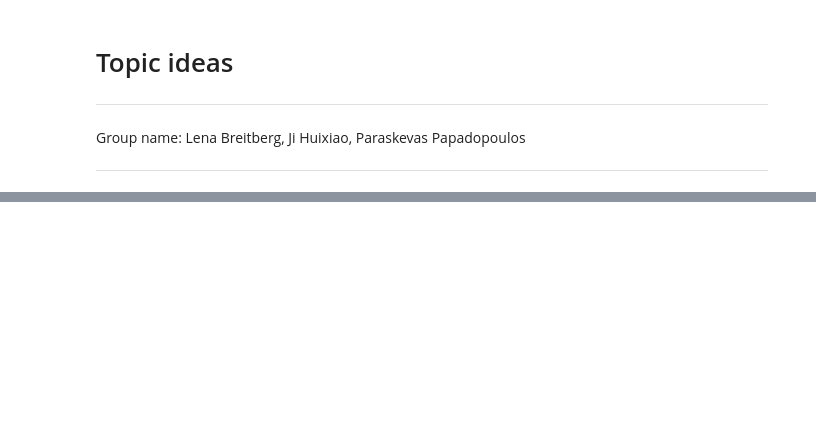
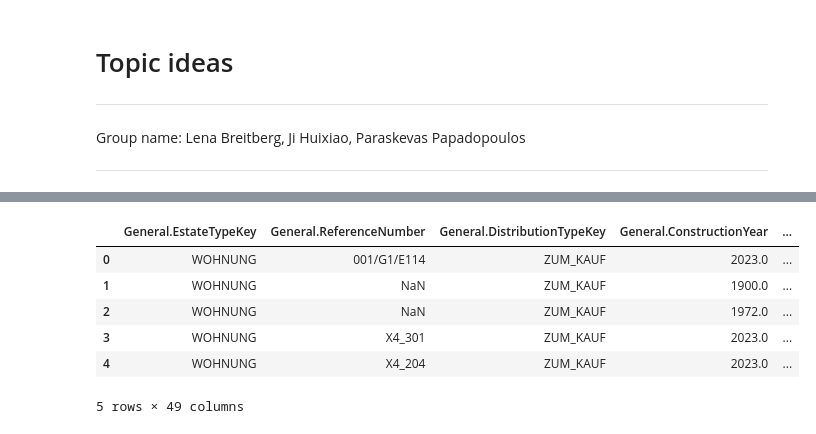
Before and after one commit to hdm-statistik-lpj/project, a Jupyter notebook: references/topic-ideas.ipynb, the cells around one changed output, grey strips where cells are left out. Cells and saved outputs as stored; diff of their text form; code cells hidden in the pictures; blank space fills up the shorter version.

```diff
--- a/references/topic-ideas.ipynb
+++ b/references/topic-ideas.ipynb
@@ -171,0 +72,10 @@ Identifikation der Ziel-Länder basierend auf Produkten, Produktarten (Sub-Produ
+# %%
+immobilienDf.head()
+# %% [output]
+|  | General.EstateTypeKey | General.ReferenceNumber | General.DistributionTypeKey | General.ConstructionYear | ... |
+| 0 | WOHNUNG | 001/G1/E114 | ZUM_KAUF | 2023.0 | ... |
+| 1 | WOHNUNG | NaN | ZUM_KAUF | 1900.0 | ... |
+| 2 | WOHNUNG | NaN | ZUM_KAUF | 1972.0 | ... |
+| 3 | WOHNUNG | X4_301 | ZUM_KAUF | 2023.0 | ... |
+| 4 | WOHNUNG | X4_204 | ZUM_KAUF | 2023.0 | ... |
+5 rows × 49 columns
```
Also changed, not shown: parts of 15 cells of this notebook.
